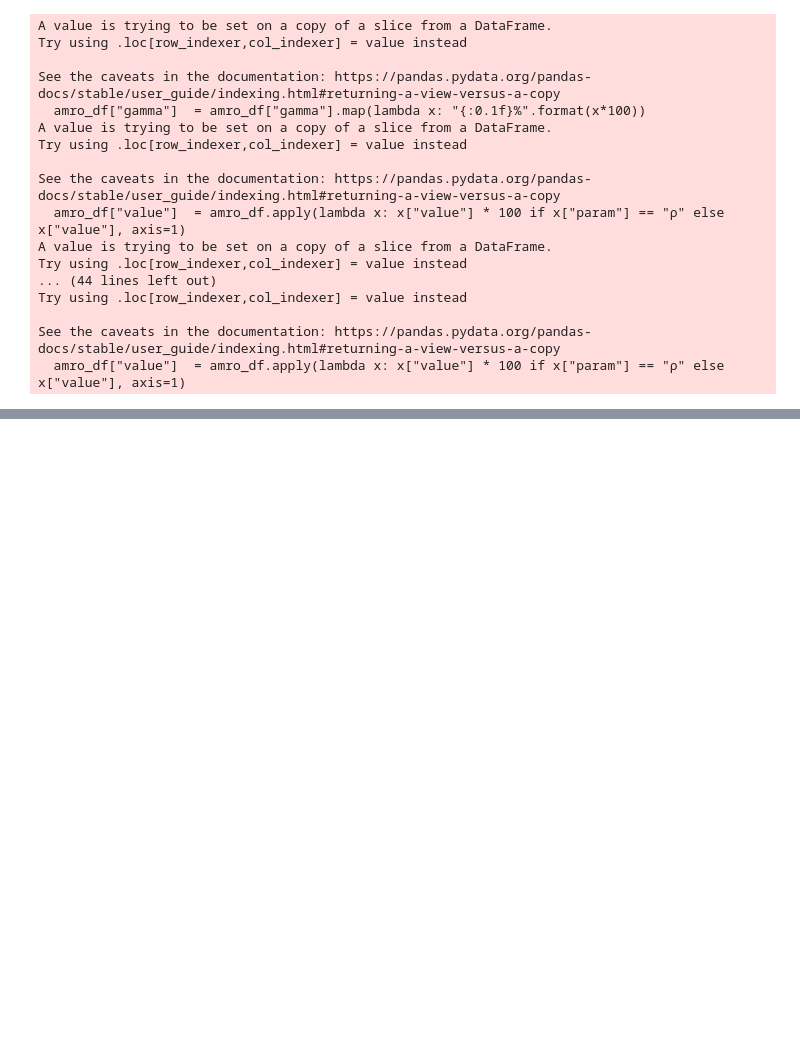
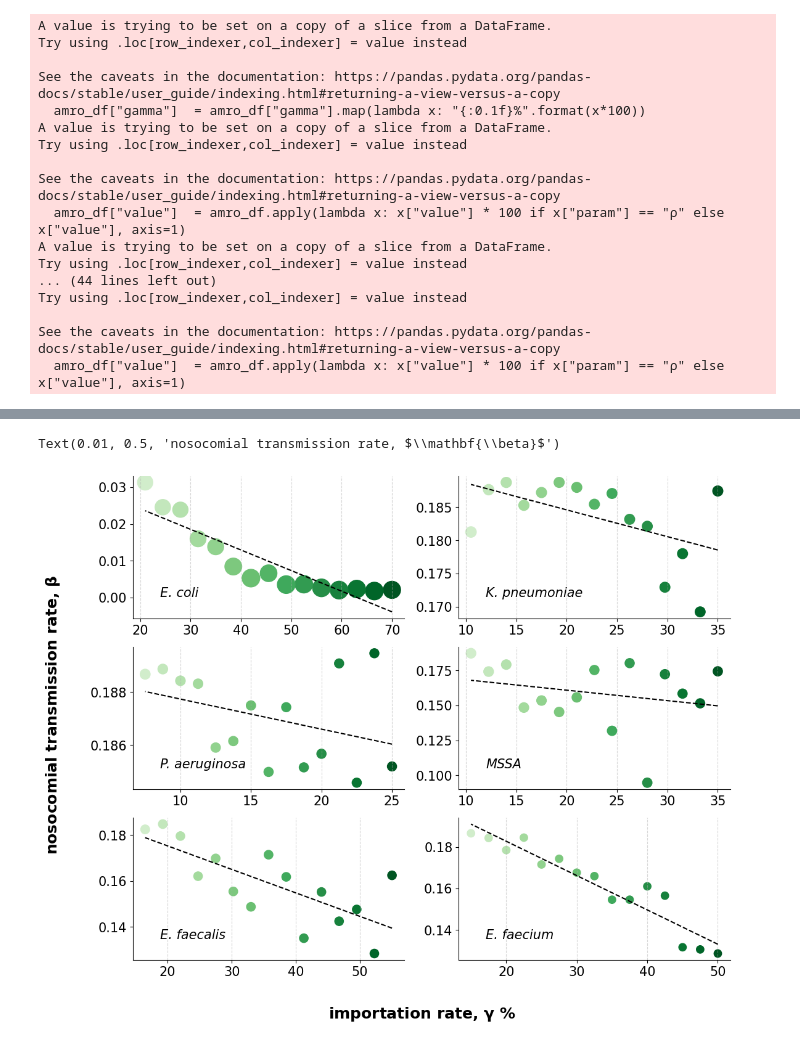
Before and after one commit to ChaosDonkey06/AMR_ABM2, a Jupyter notebook: abm/reviews_epidemics/gamma_sensitivity.ipynb, the cells around one changed output, grey strips where cells are left out. Saved outputs shown, nothing was run; the diff lists cells and outputs as text; code cells hidden in the pictures; blank space fills up the shorter version.

```diff
--- a/abm/reviews_epidemics/gamma_sensitivity.ipynb
+++ b/abm/reviews_epidemics/gamma_sensitivity.ipynb
@@ -191,0 +208,37 @@ Text(0.02, 0.5, 'importation rate, $\\mathbf{\\gamma}$ %')
+# %%
+def linear_regression(x, y):
+    from scipy.stats import linregress
+    slope, intercept, _, _, _ = linregress(x, y)
+    yhat = x * slope + intercept
+    return slope, intercept, yhat
+
+fig, ax = plt.subplots(3, 2, figsize=(12.5, 10.2), sharey=False, sharex=False)
+
+for i_amro, axi in enumerate(ax.flatten()):
+
+    amro   = amro_search[i_amro]
+    gamma  = empirical_prevalence(amro, path_to_prev="../../data/amro_prevalence.csv")
+    y_axis = gamma[0] * np.arange(0.3, 1+0.05, 0.05)[::-1] * 100
+
+    sizes_ρ = np.sqrt(10000*θ_mean[i_amro, :, 0])
+
+    axi.scatter(y_axis, θ_mean[i_amro, :, 1], fc=COLORS_GAMMA, s = sizes_ρ)
+
+    _, _, yhat = linear_regression(y_axis, θ_mean[i_amro, :, 1])
+    axi.plot(y_axis, yhat, color="black", linestyle="--")
+
+    axi.grid(axis="x", linestyle="--", alpha=0.5)
+    axi.spines['right'].set_visible(False)
+    axi.spines['top'].set_visible(False)
+
+    axi.text(s        = amro2title(amro_search[i_amro]),
+            x         = 0.1,
+            y         = 0.15,
+            transform = axi.transAxes,
+            style     = style)
+
+fig.supxlabel(r"importation rate, $\mathbf{\gamma}$ %", weight="bold")
+fig.supylabel(r"nosocomial transmission rate, $\mathbf{\beta}$", x=0.01, weight="bold")
+# %% [output]
+Text(0.01, 0.5, 'nosocomial transmission rate, $\\mathbf{\\beta}$')
+[figure, added]
```
Also changed, not shown: parts of 4 cells of this notebook, 1 other file.
